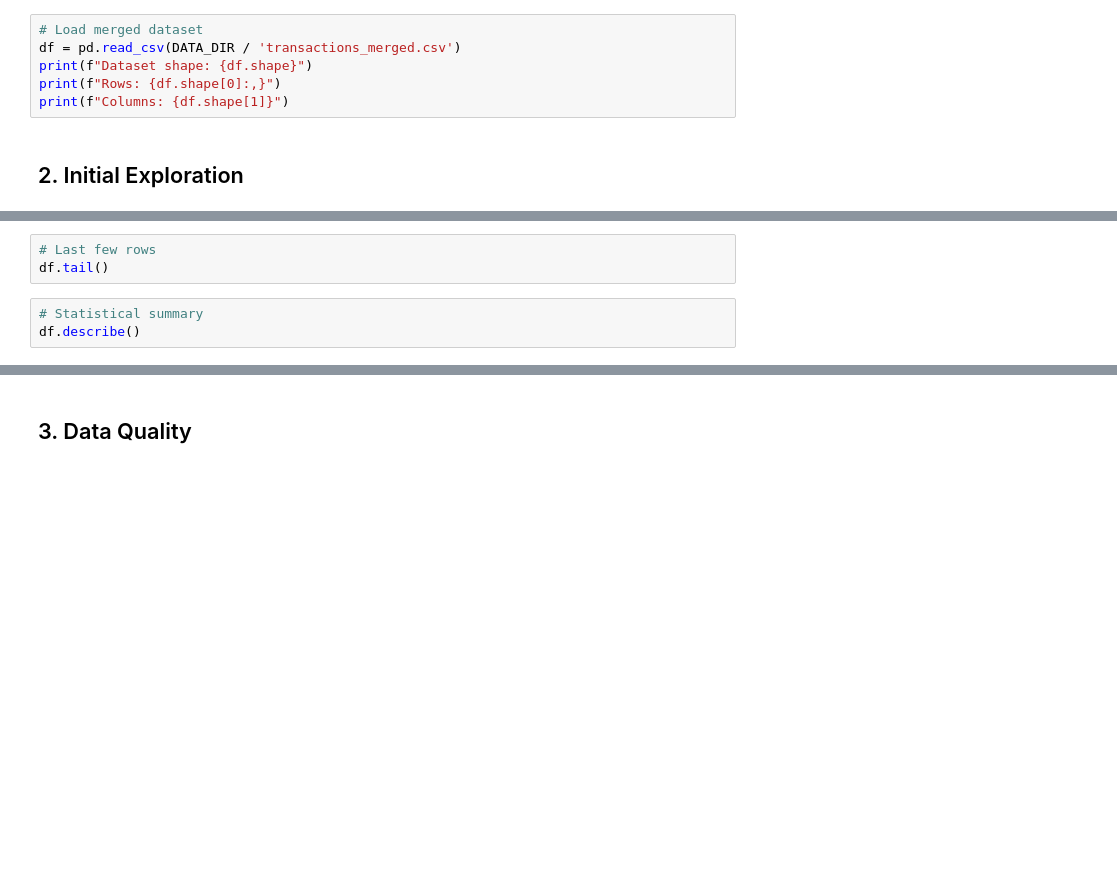
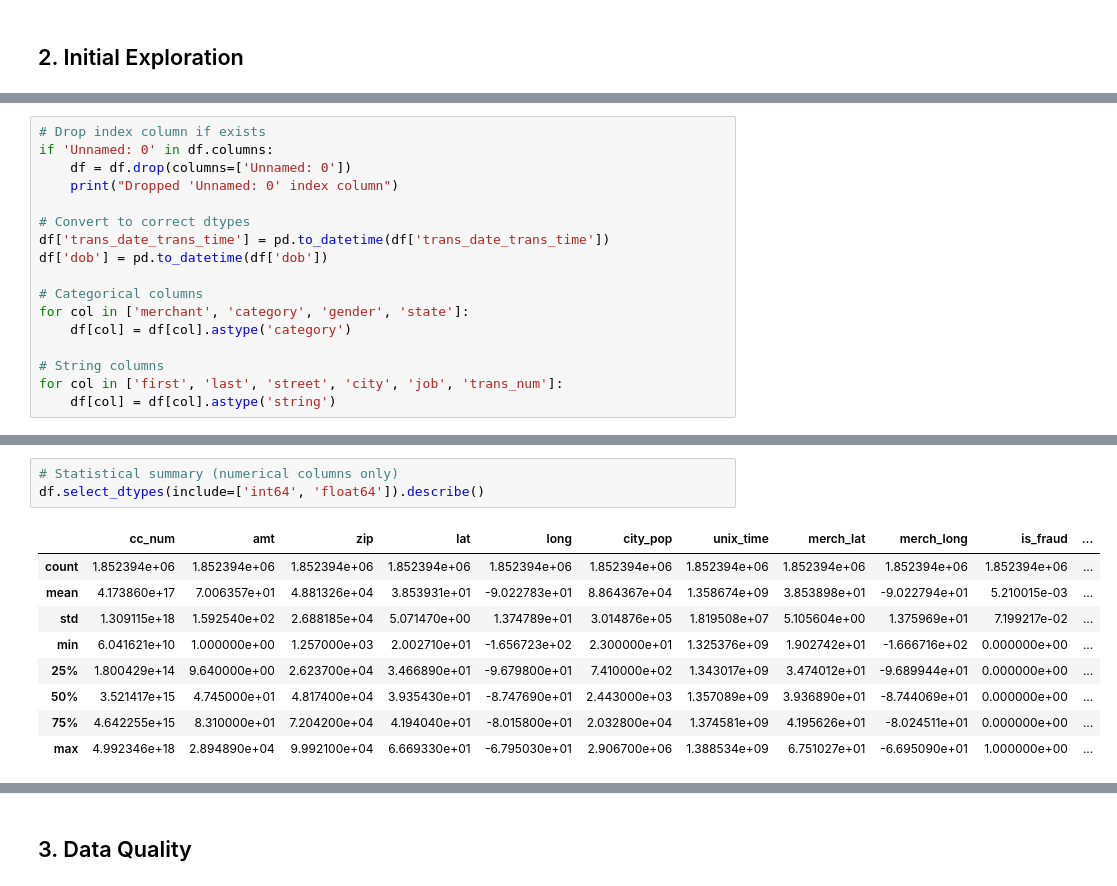
Before and after one commit to heliyahasani/fraud-detection, a Jupyter notebook: notebooks/01_EDA.ipynb, the cells around one changed output, grey strips where cells are left out. Saved outputs shown, nothing was run; the diff lists cells and outputs as text; blank space fills up the shorter version.

```diff
--- a/notebooks/01_EDA.ipynb
+++ b/notebooks/01_EDA.ipynb
@@ -29,12 +29,6 @@ plt.rcParams['font.size'] = 11
 DATA_DIR = Path('../data/interim')
 FIGURES_DIR = Path('../outputs/figures')
 FIGURES_DIR.mkdir(parents=True, exist_ok=True)
-# %%
-# Load merged dataset
-df = pd.read_csv(DATA_DIR / 'transactions_merged.csv')
-print(f"Dataset shape: {df.shape}")
-print(f"Rows: {df.shape[0]:,}")
-print(f"Columns: {df.shape[1]}")
 # %% [markdown]
 ## 2. Initial Exploration
 # %%
@@ -43,3 +55,20 @@ df.info()
+# %%
+# Drop index column if exists
+if 'Unnamed: 0' in df.columns:
+    df = df.drop(columns=['Unnamed: 0'])
+    print("Dropped 'Unnamed: 0' index column")
+
+# Convert to correct dtypes
+df['trans_date_trans_time'] = pd.to_datetime(df['trans_date_trans_time'])
+df['dob'] = pd.to_datetime(df['dob'])
+
+# Categorical columns
+for col in ['merchant', 'category', 'gender', 'state']:
+    df[col] = df[col].astype('category')
+
+# String columns
+for col in ['first', 'last', 'street', 'city', 'job', 'trans_num']:
+    df[col] = df[col].astype('string')
 # %%
 # First few rows
 df.head()
@@ -46,9 +83,16 @@ df.head()
-# %%
-# Last few rows
-df.tail()
 # %%
-# Statistical summary
-df.describe()
+# Statistical summary (numerical columns only)
+df.select_dtypes(include=['int64', 'float64']).describe()
+# %% [output]
+|  | cc_num | amt | zip | lat | long | city_pop | unix_time | merch_lat | merch_long | is_fraud | ... |
+| count | 1.852394e+06 | 1.852394e+06 | 1.852394e+06 | 1.852394e+06 | 1.852394e+06 | 1.852394e+06 | 1.852394e+06 | 1.852394e+06 | 1.852394e+06 | 1.852394e+06 | ... |
+| mean | 4.173860e+17 | 7.006357e+01 | 4.881326e+04 | 3.853931e+01 | -9.022783e+01 | 8.864367e+04 | 1.358674e+09 | 3.853898e+01 | -9.022794e+01 | 5.210015e-03 | ... |
+| std | 1.309115e+18 | 1.592540e+02 | 2.688185e+04 | 5.071470e+00 | 1.374789e+01 | 3.014876e+05 | 1.819508e+07 | 5.105604e+00 | 1.375969e+01 | 7.199217e-02 | ... |
+| min | 6.041621e+10 | 1.000000e+00 | 1.257000e+03 | 2.002710e+01 | -1.656723e+02 | 2.300000e+01 | 1.325376e+09 | 1.902742e+01 | -1.666716e+02 | 0.000000e+00 | ... |
+| 25% | 1.800429e+14 | 9.640000e+00 | 2.623700e+04 | 3.466890e+01 | -9.679800e+01 | 7.410000e+02 | 1.343017e+09 | 3.474012e+01 | -9.689944e+01 | 0.000000e+00 | ... |
+| 50% | 3.521417e+15 | 4.745000e+01 | 4.817400e+04 | 3.935430e+01 | -8.747690e+01 | 2.443000e+03 | 1.357089e+09 | 3.936890e+01 | -8.744069e+01 | 0.000000e+00 | ... |
+| 75% | 4.642255e+15 | 8.310000e+01 | 7.204200e+04 | 4.194040e+01 | -8.015800e+01 | 2.032800e+04 | 1.374581e+09 | 4.195626e+01 | -8.024511e+01 | 0.000000e+00 | ... |
+| max | 4.992346e+18 | 2.894890e+04 | 9.992100e+04 | 6.669330e+01 | -6.795030e+01 | 2.906700e+06 | 1.388534e+09 | 6.751027e+01 | -6.695090e+01 | 1.000000e+00 | ... |
 # %%
 # Column list with dtypes
 pd.DataFrame({
```
Also changed, not shown: parts of 38 cells of this notebook.
